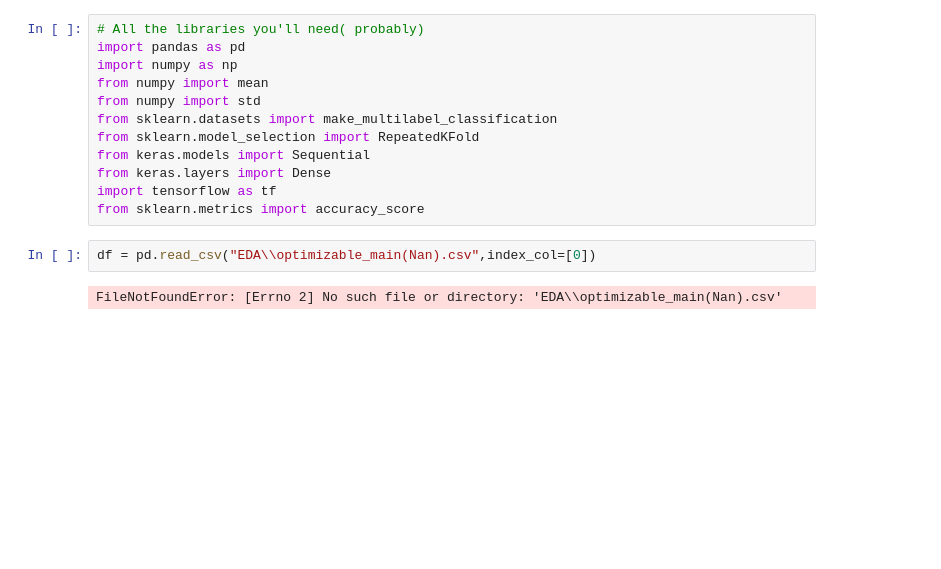
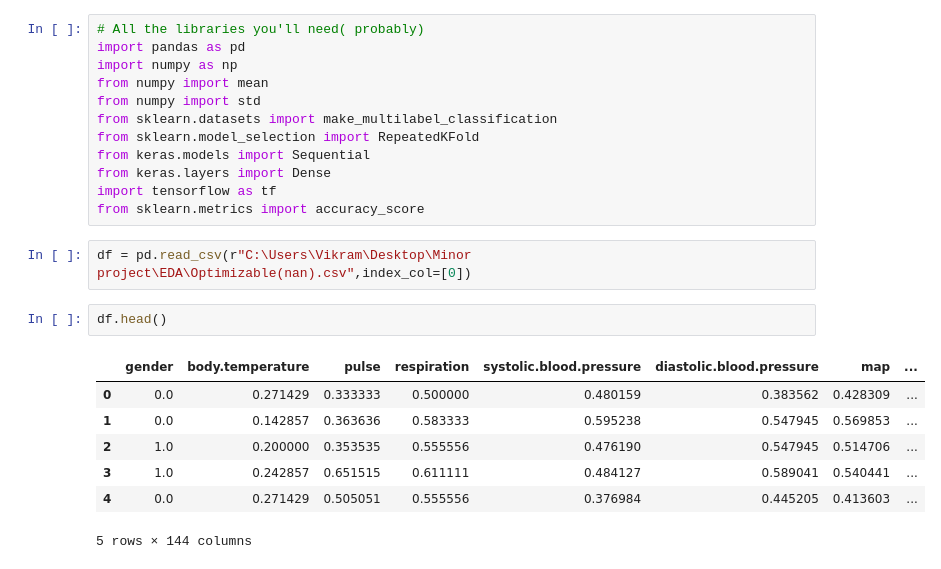
Before and after one commit to Vikram-Shenoy/Computational-Models, a Jupyter notebook: Working/Exploration.ipynb, the cells around one changed output. Cells and saved outputs as stored; diff of their text form; blank space fills up the shorter version.

```diff
--- a/Working/Exploration.ipynb
+++ b/Working/Exploration.ipynb
@@ -11,6 +11,14 @@ from keras.layers import Dense
 import tensorflow as tf
 from sklearn.metrics import accuracy_score
 # %%
-df = pd.read_csv("EDA\\optimizable_main(Nan).csv",index_col=[0])
+df = pd.read_csv(r"C:\Users\Vikram\Desktop\Minor project\EDA\Optimizable(nan).csv",index_col=[0])
-# %% [output]
-FileNotFoundError: [Errno 2] No such file or directory: 'EDA\\optimizable_main(Nan).csv'
+# %%
+df.head()
+# %% [output]
+|  | gender | body.temperature | pulse | respiration | systolic.blood.pressure | diastolic.blood.pressure | map | ... |
+| 0 | 0.0 | 0.271429 | 0.333333 | 0.500000 | 0.480159 | 0.383562 | 0.428309 | ... |
+| 1 | 0.0 | 0.142857 | 0.363636 | 0.583333 | 0.595238 | 0.547945 | 0.569853 | ... |
+| 2 | 1.0 | 0.200000 | 0.353535 | 0.555556 | 0.476190 | 0.547945 | 0.514706 | ... |
+| 3 | 1.0 | 0.242857 | 0.651515 | 0.611111 | 0.484127 | 0.589041 | 0.540441 | ... |
+| 4 | 0.0 | 0.271429 | 0.505051 | 0.555556 | 0.376984 | 0.445205 | 0.413603 | ... |
+5 rows × 144 columns
```
Also changed, not shown: parts of 12 cells of this notebook, 3 other files.
